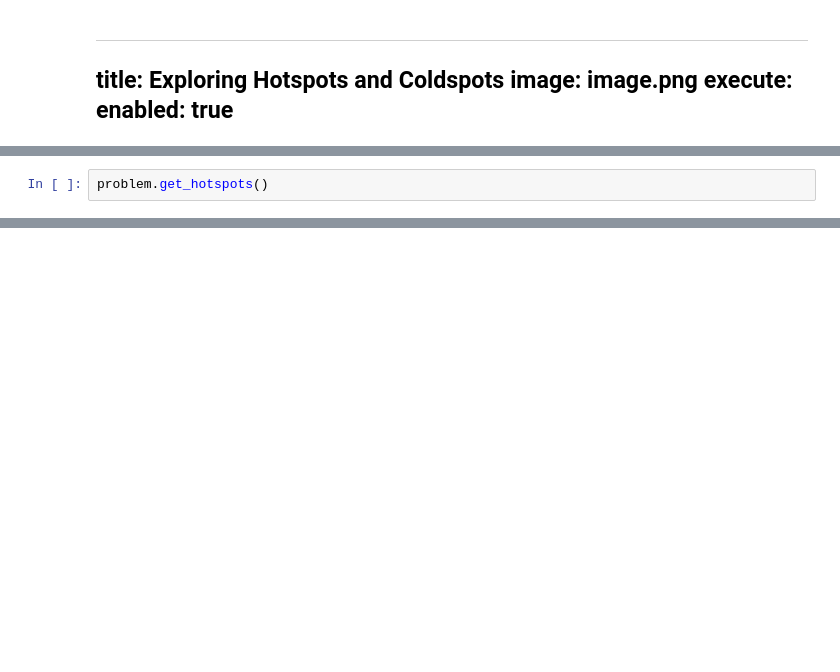
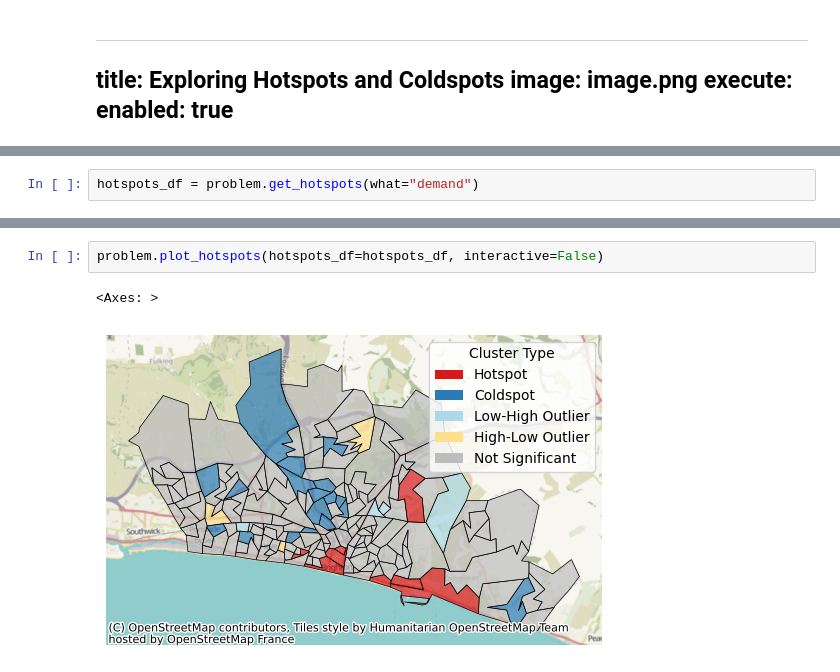
Before and after one commit to hsma-tools/lokigi, a Jupyter notebook: examples/eda/hotspots_coldspots/index.ipynb, the cells around one changed output, grey strips where cells are left out. Saved outputs shown, nothing was run; the diff lists cells and outputs as text; blank space fills up the shorter version.

Commit message:
feat(eda): add plots for hotspot analysis in problems

```diff
--- a/examples/eda/hotspots_coldspots/index.ipynb
+++ b/examples/eda/hotspots_coldspots/index.ipynb
@@ -35,2 +35,2 @@ TypeError: _Problem.add_equity_data() missing 3 required positional arguments: '
 # %%
-problem.get_hotspots()
+hotspots_df = problem.get_hotspots(what="demand")
@@ -36,0 +53,5 @@ problem.get_hotspots()
+# %%
+problem.plot_hotspots(hotspots_df=hotspots_df, interactive=False)
+# %% [output]
+<Axes: >
+[figure, added]
```
Also changed, not shown: parts of 22 cells of this notebook, 2 other files.
